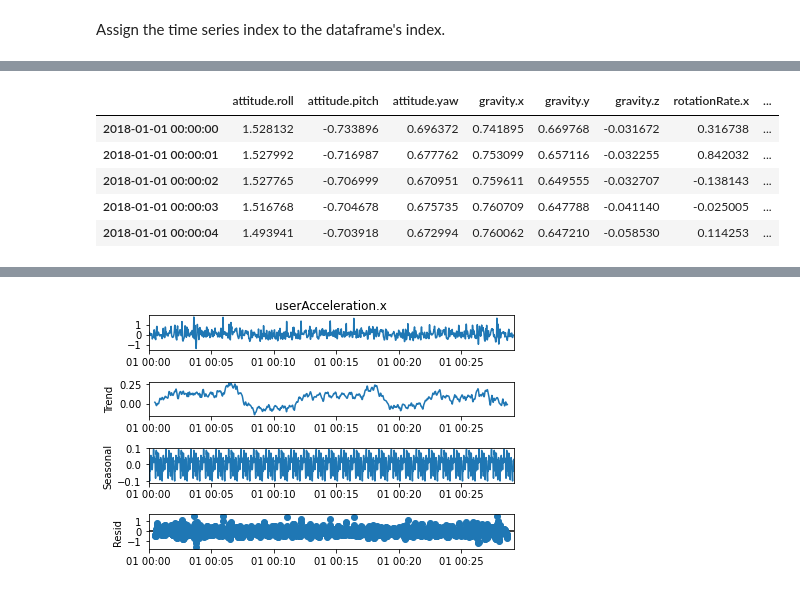
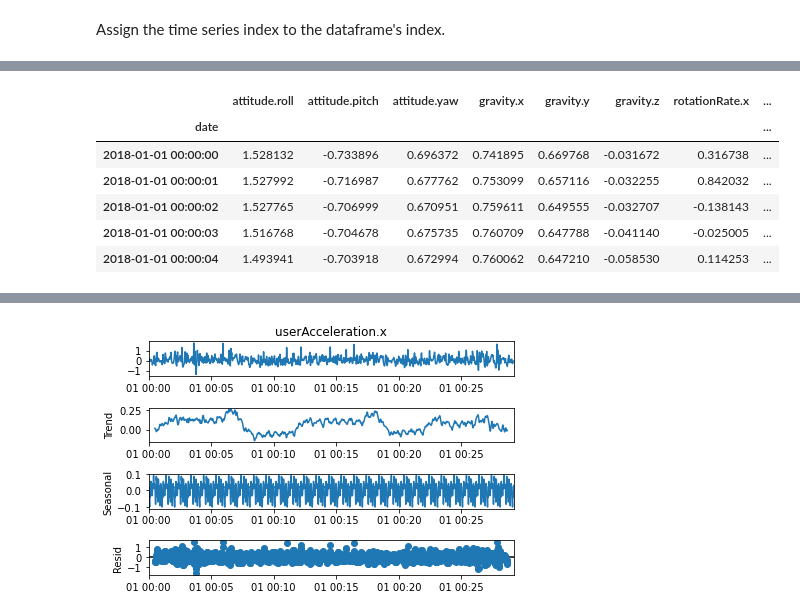
Before and after one commit to Ironhack-Data-Madrid-Enero-2021/lab-time-series, a Jupyter notebook: your-code/main.ipynb, the cells around one changed output, grey strips where cells are left out. Saved outputs shown, nothing was run; the diff lists cells and outputs as text; code cells hidden in the pictures.

```diff
--- a/your-code/main.ipynb
+++ b/your-code/main.ipynb
@@ -81,7 +79,7 @@ pd.date_range("1/1/2018 00:00:00", periods=7, freq="D")
 # %% [markdown]
 Assign the time series index to the dataframe's index.
 # %%
-index = pd.date_range(start= "1/1/2018 00:00:00", end= "1/1/2018 00:29:10", periods= sensor.shape[0])
-sensor.set_index(index, drop= True, inplace= True, verify_integrity= True)
-index
+sensor["date"] = pd.date_range(start="1/1/2018 00:00:00", end="1/1/2018 00:29:10", periods=len(sensor))
+sensor.index = pd.DatetimeIndex(sensor.date)
+sensor.head()
 # %% [output]
@@ -100,12 +86,10 @@ DatetimeIndex(['2018-01-01 00:00:00', '2018-01-01 00:00:01',
+|  | attitude.roll | attitude.pitch | attitude.yaw | gravity.x | gravity.y | gravity.z | rotationRate.x | ... |
+| date |  |  |  |  |  |  |  | ... |
+| 2018-01-01 00:00:00 | 1.528132 | -0.733896 | 0.696372 | 0.741895 | 0.669768 | -0.031672 | 0.316738 | ... |
+| 2018-01-01 00:00:01 | 1.527992 | -0.716987 | 0.677762 | 0.753099 | 0.657116 | -0.032255 | 0.842032 | ... |
+| 2018-01-01 00:00:02 | 1.527765 | -0.706999 | 0.670951 | 0.759611 | 0.649555 | -0.032707 | -0.138143 | ... |
+| 2018-01-01 00:00:03 | 1.516768 | -0.704678 | 0.675735 | 0.760709 | 0.647788 | -0.041140 | -0.025005 | ... |
+| 2018-01-01 00:00:04 | 1.493941 | -0.703918 | 0.672994 | 0.760062 | 0.647210 | -0.058530 | 0.114253 | ... |
-# %%
-sensor.head()
-# %% [output]
-|  | attitude.roll | attitude.pitch | attitude.yaw | gravity.x | gravity.y | gravity.z | rotationRate.x | ... |
-| 2018-01-01 00:00:00 | 1.528132 | -0.733896 | 0.696372 | 0.741895 | 0.669768 | -0.031672 | 0.316738 | ... |
-| 2018-01-01 00:00:01 | 1.527992 | -0.716987 | 0.677762 | 0.753099 | 0.657116 | -0.032255 | 0.842032 | ... |
-| 2018-01-01 00:00:02 | 1.527765 | -0.706999 | 0.670951 | 0.759611 | 0.649555 | -0.032707 | -0.138143 | ... |
-| 2018-01-01 00:00:03 | 1.516768 | -0.704678 | 0.675735 | 0.760709 | 0.647788 | -0.041140 | -0.025005 | ... |
-| 2018-01-01 00:00:04 | 1.493941 | -0.703918 | 0.672994 | 0.760062 | 0.647210 | -0.058530 | 0.114253 | ... |
 # %% [markdown]
 Our next step is to decompose the time series and evaluate the patterns in the data. Load the `statsmodels.api` submodule and plot the decomposed plot of `userAcceleration.x`. Set `freq=60` in the `seasonal_decompose` function. Your graph should look like the one below.
 
```
Also changed, not shown: parts of 2 cells of this notebook.
